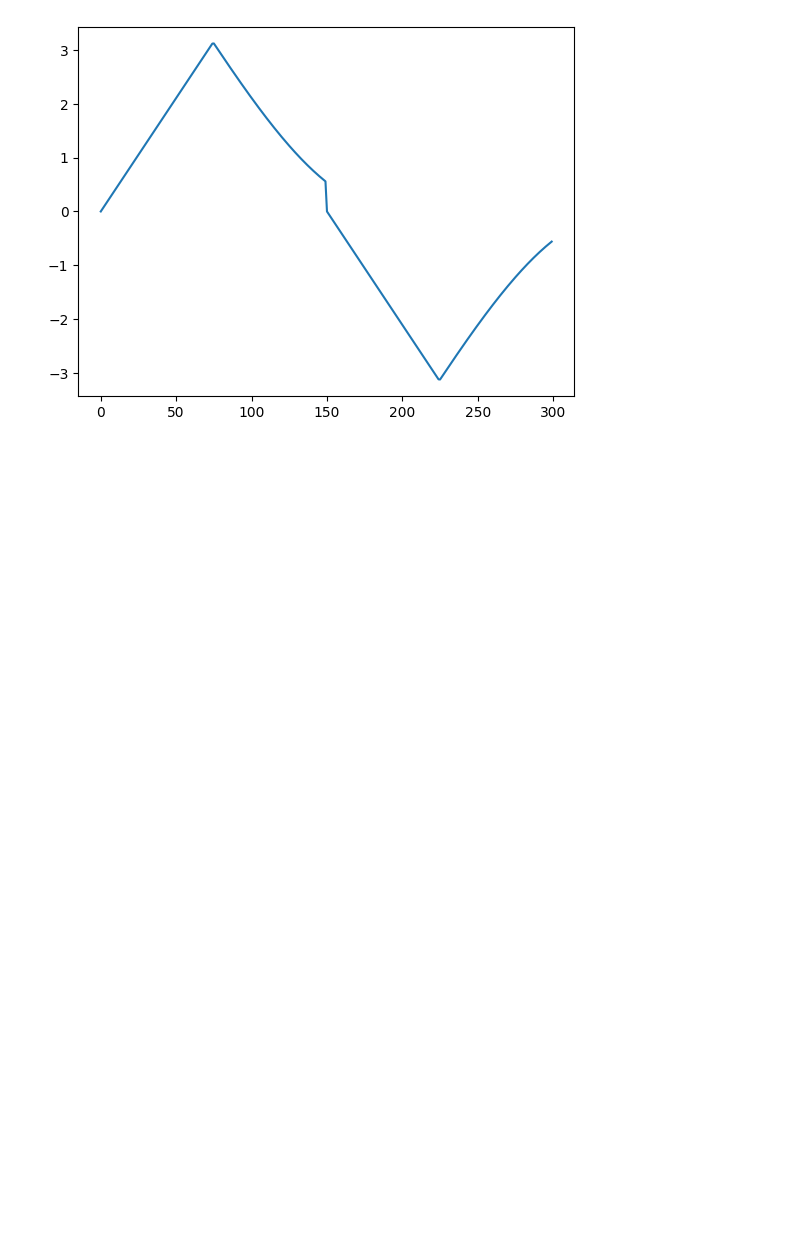
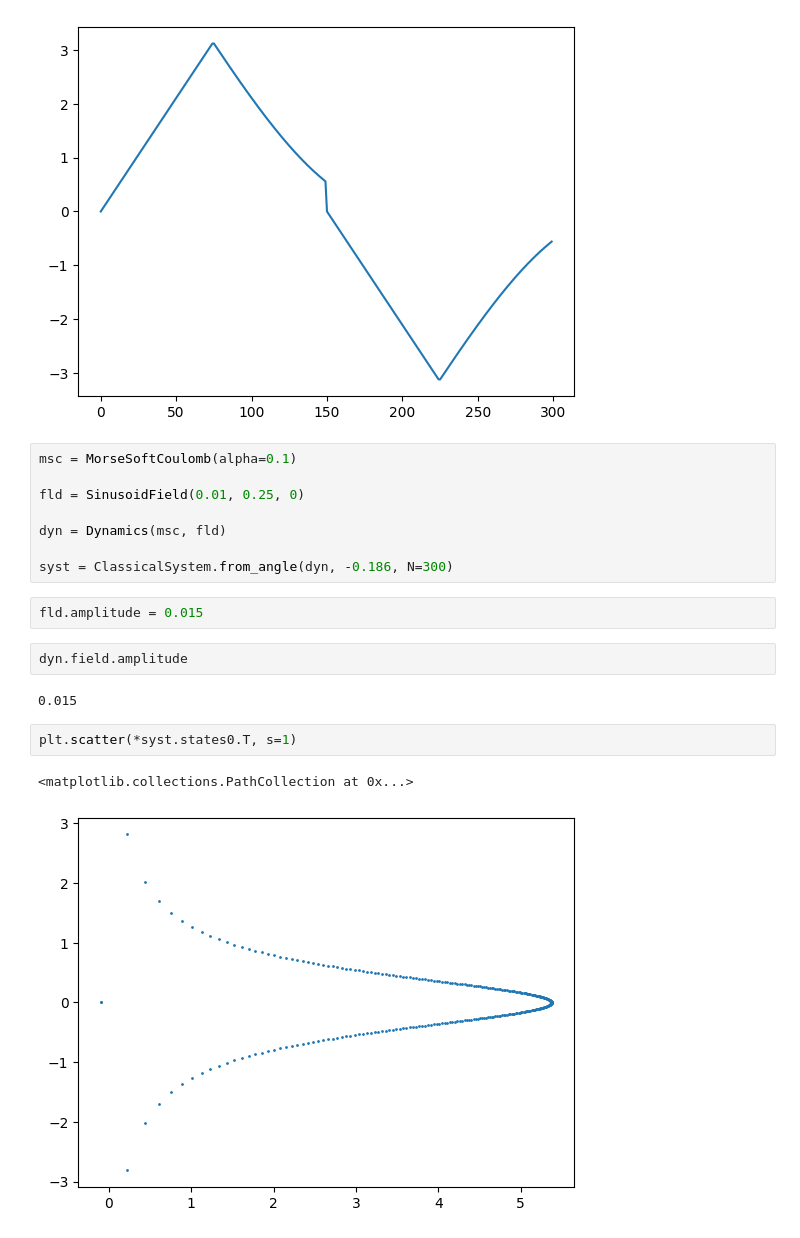
Before and after one commit to Gabriel-Amici/MorseCoulomb, a Jupyter notebook: notebooks/development/classes/dynamics_tests.ipynb, the cells around one changed output. Cells and saved outputs as stored; diff of their text form; blank space fills up the shorter version.

```diff
--- a/notebooks/development/classes/dynamics_tests.ipynb
+++ b/notebooks/development/classes/dynamics_tests.ipynb
@@ -286,3 +293,22 @@ plt.plot((np.sign(traj.momentum)*traj.angle)[0])
 # %% [output]
 [<matplotlib.lines.Line2D at 0x...>]
 [figure]
+# %%
+msc = MorseSoftCoulomb(alpha=0.1)
+
+fld = SinusoidField(0.01, 0.25, 0)
+
+dyn = Dynamics(msc, fld)
+
+syst = ClassicalSystem.from_angle(dyn, -0.186, N=300)
+# %%
+fld.amplitude = 0.015
+# %%
+dyn.field.amplitude
+# %% [output]
+0.015
+# %%
+plt.scatter(*syst.states0.T, s=1)
+# %% [output]
+<matplotlib.collections.PathCollection at 0x...>
+[figure, added]
```
Also changed, not shown: parts of 10 cells of this notebook, 1 other file.
